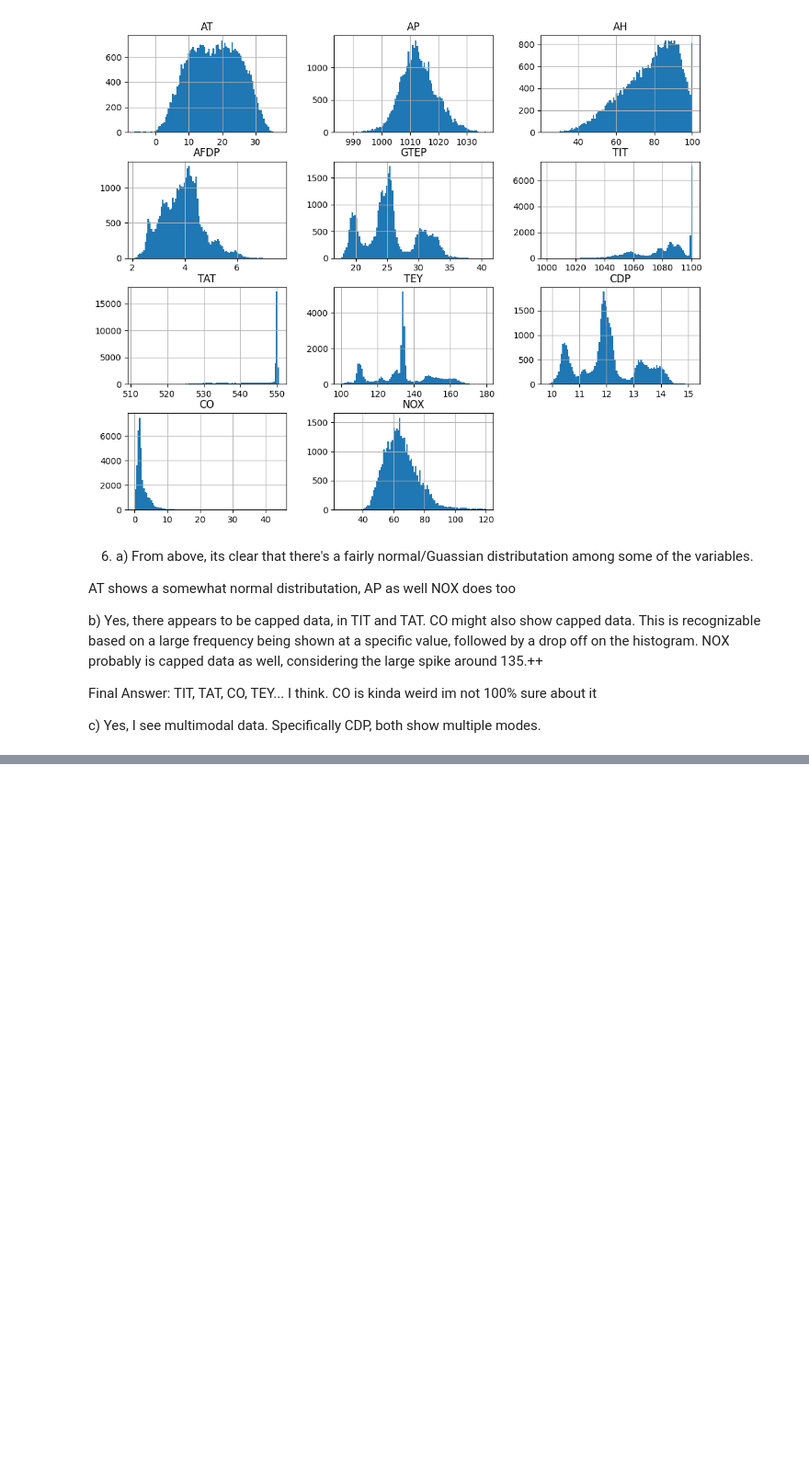
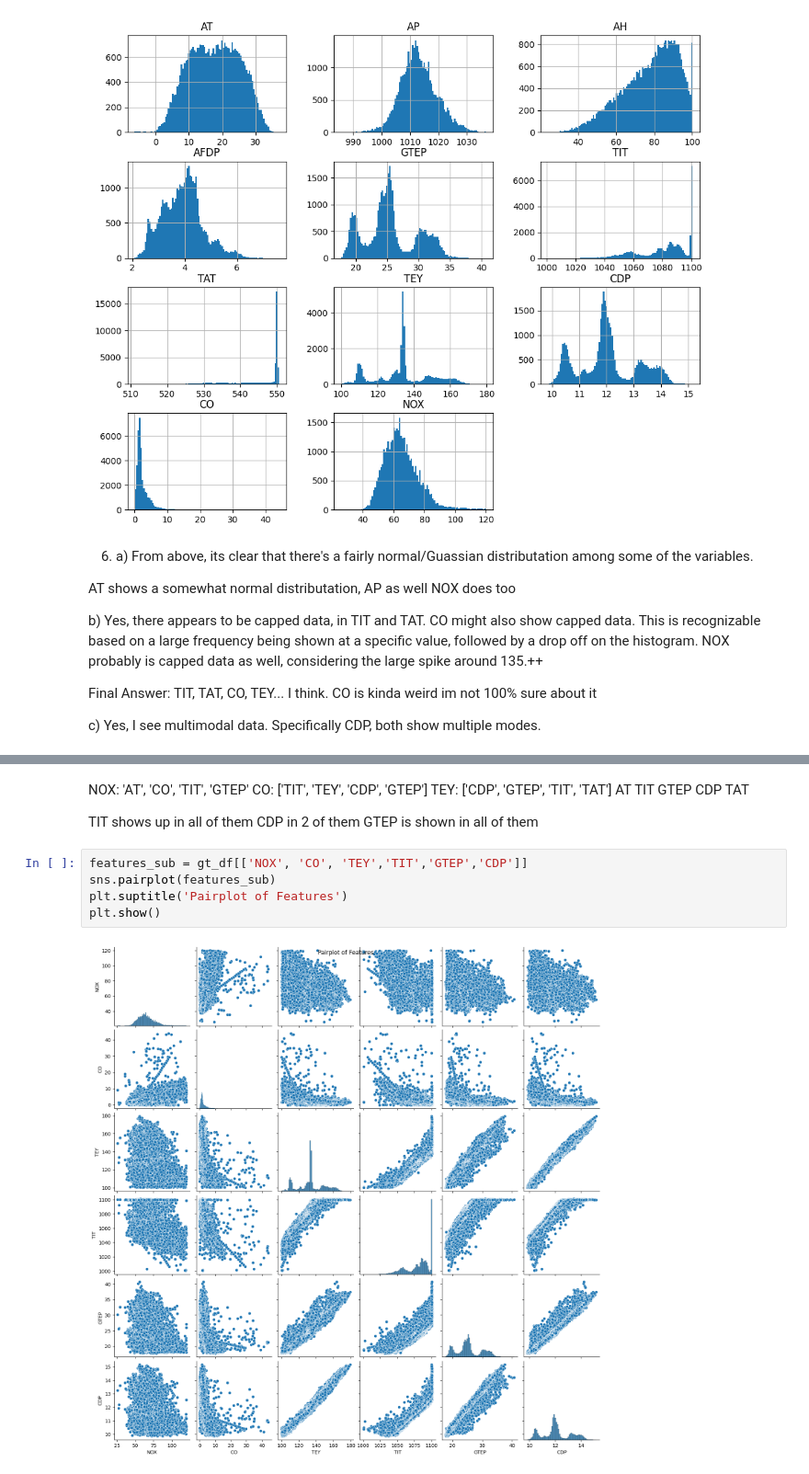
Before and after one commit to JaySachar/MSE413-ML, a Jupyter notebook: Lab 1/Lab1.ipynb, the cells around one changed output, grey strips where cells are left out. Shown at 92% size. Saved outputs shown, nothing was run; the diff lists cells and outputs as text; blank space fills up the shorter version.

```diff
--- a/Lab 1/Lab1.ipynb
+++ b/Lab 1/Lab1.ipynb
@@ -126,0 +194,21 @@ c) Yes, I see multimodal data. Specifically CDP, both show multiple modes.
+# %% [markdown]
+NOX: 'AT', 'CO', 'TIT', 'GTEP'
+CO: ['TIT', 'TEY', 'CDP', 'GTEP']
+TEY: ['CDP', 'GTEP', 'TIT', 'TAT']
+AT
+TIT
+GTEP
+CDP
+TAT
+
+
+TIT shows up in all of them
+CDP in 2 of them
+GTEP is shown in all of them
+# %%
+features_sub = gt_df[['NOX', 'CO', 'TEY','TIT','GTEP','CDP']]
+sns.pairplot(features_sub)
+plt.suptitle('Pairplot of Features')
+plt.show()
+# %% [output]
+[figure, added]
```
Also changed, not shown: parts of 11 cells of this notebook.
